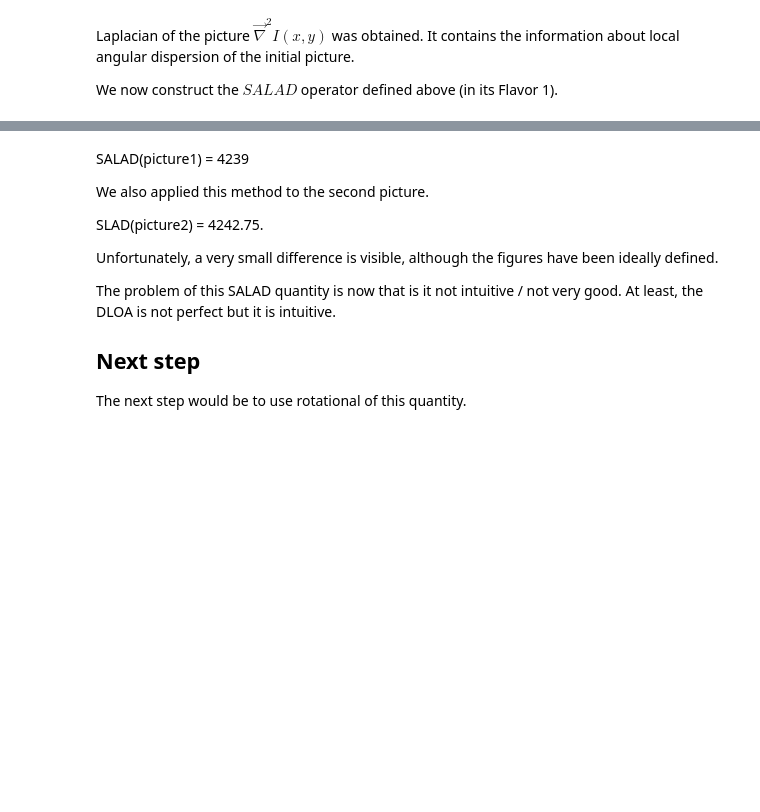
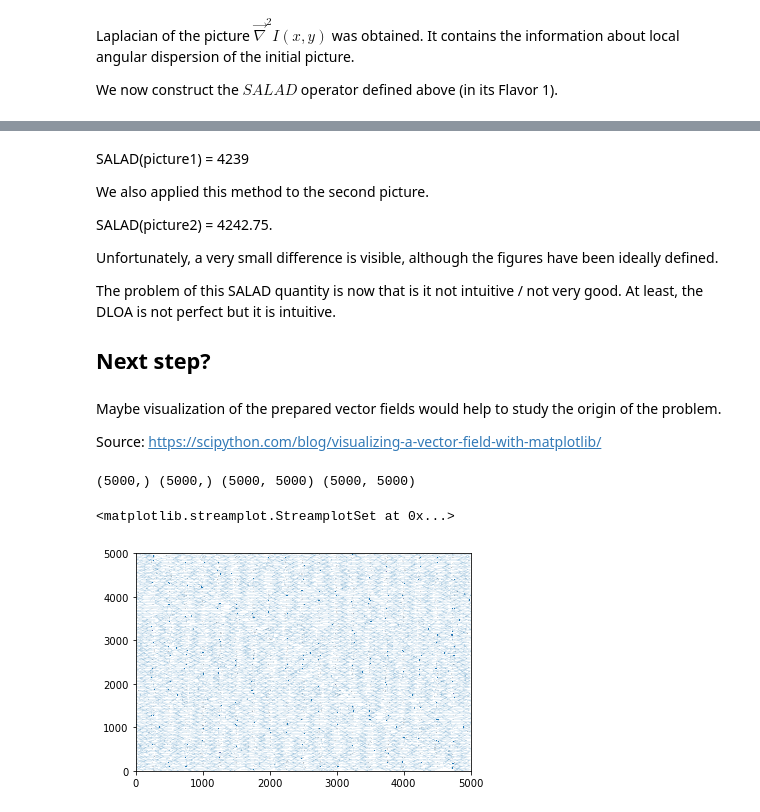
Before and after one commit to tjyderrien/spp-extended-theory, a Jupyter notebook: LIPSS-database/SALAD Image Analysis.ipynb, the cells around one changed output, grey strips where cells are left out. Cells and saved outputs as stored; diff of their text form; code cells hidden in the pictures; blank space fills up the shorter version.

```diff
--- a/LIPSS-database/SALAD Image Analysis.ipynb
+++ b/LIPSS-database/SALAD Image Analysis.ipynb
@@ -108,13 +118,26 @@ SALAD(picture1) = 4239
 
 We also applied this method to the second picture.
 
-SLAD(picture2)  = 4242.75.
+SALAD(picture2)  = 4242.75.
 
 Unfortunately, a very small difference is visible, although the figures have been ideally defined.
 
 The problem of this SALAD quantity is now that is it not intuitive / not very good.
 At least, the DLOA is not perfect but it is intuitive.
 
-## Next step
-
-The next step would be to use rotational of this quantity.
+## Next step?
+# %% [markdown]
+Maybe visualization of the prepared vector fields would help to study the origin of the problem.
+
+Source: https://scipython.com/blog/visualizing-a-vector-field-with-matplotlib/
+# %%
+x=np.linspace(0,len(image_data),5000)
+y=x
+print(np.shape(x), np.shape(y), np.shape(contour_t[0]), np.shape(contour_t[1]))
+
+plt.streamplot(x,y,contour_t[0], contour_t[1], linewidth=0.1, cmap=plt.cm.inferno,
+              density=5, arrowstyle='->', arrowsize=1.5)
+# %% [output]
+(5000,) (5000,) (5000, 5000) (5000, 5000)
+<matplotlib.streamplot.StreamplotSet at 0x...>
+[figure, added]
```
Also changed, not shown: parts of 8 cells of this notebook.
